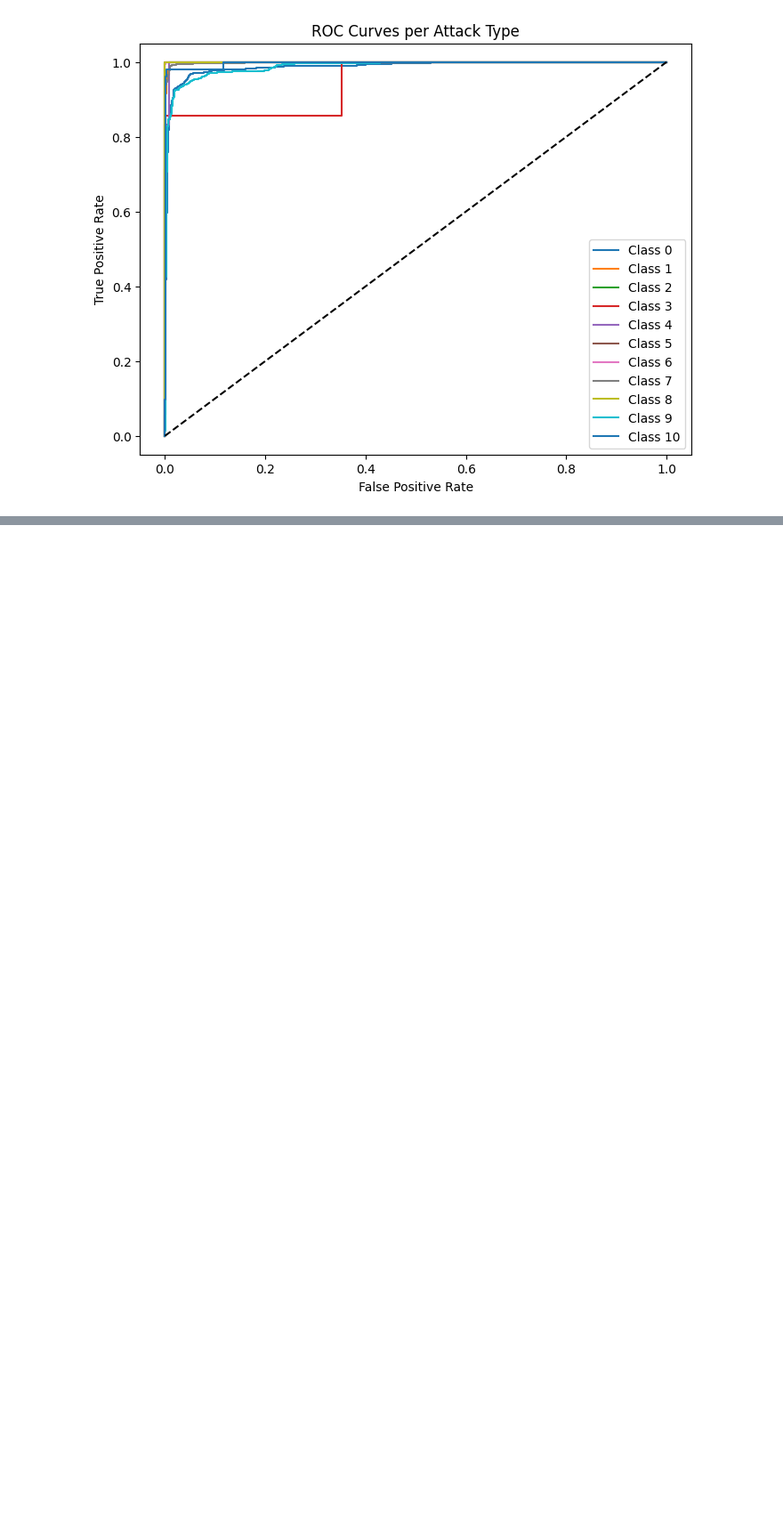
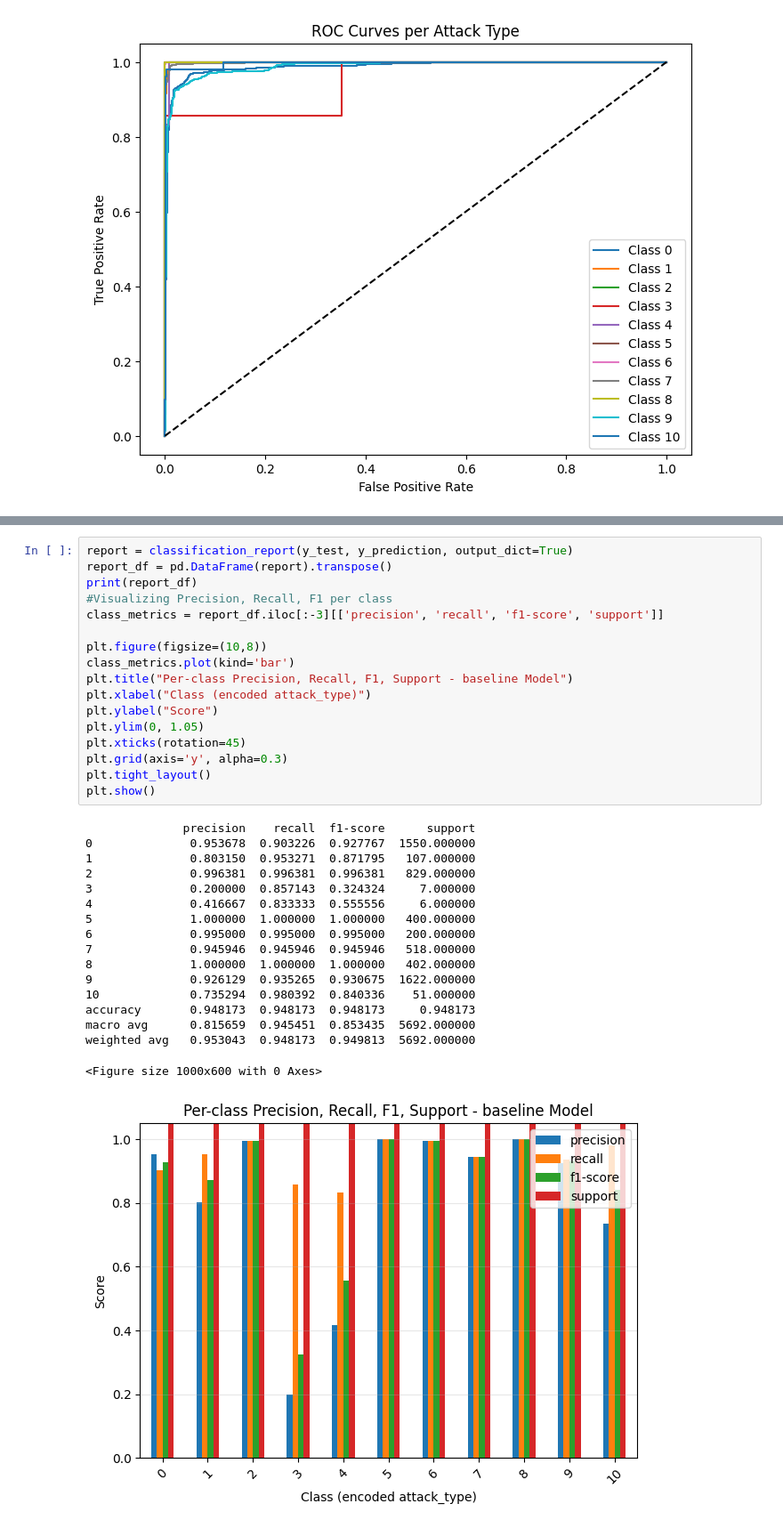
Before and after one commit to Andriguez/Machine-Learning-Project, a Jupyter notebook: notebook/project-notebook_v2.ipynb, the cells around one changed output, grey strips where cells are left out. Shown at 89% size. Saved outputs shown, nothing was run; the diff lists cells and outputs as text; blank space fills up the shorter version.

```diff
--- a/notebook/project-notebook_v2.ipynb
+++ b/notebook/project-notebook_v2.ipynb
@@ -305,0 +322,35 @@ plt.show()
+# %%
+report = classification_report(y_test, y_prediction, output_dict=True)
+report_df = pd.DataFrame(report).transpose()
+print(report_df)
+#Visualizing Precision, Recall, F1 per class
+class_metrics = report_df.iloc[:-3][['precision', 'recall', 'f1-score', 'support']]
+
+plt.figure(figsize=(10,8))
+class_metrics.plot(kind='bar')
+plt.title("Per-class Precision, Recall, F1, Support - baseline Model")
+plt.xlabel("Class (encoded attack_type)")
+plt.ylabel("Score")
+plt.ylim(0, 1.05)
+plt.xticks(rotation=45)
+plt.grid(axis='y', alpha=0.3)
+plt.tight_layout()
+plt.show()
+# %% [output]
+              precision    recall  f1-score      support
+0              0.953678  0.903226  0.927767  1550.000000
+1              0.803150  0.953271  0.871795   107.000000
+2              0.996381  0.996381  0.996381   829.000000
+3              0.200000  0.857143  0.324324     7.000000
+4              0.416667  0.833333  0.555556     6.000000
+5              1.000000  1.000000  1.000000   400.000000
+6              0.995000  0.995000  0.995000   200.000000
+7              0.945946  0.945946  0.945946   518.000000
+8              1.000000  1.000000  1.000000   402.000000
+9              0.926129  0.935265  0.930675  1622.000000
+10             0.735294  0.980392  0.840336    51.000000
+accuracy       0.948173  0.948173  0.948173     0.948173
+macro avg      0.815659  0.945451  0.853435  5692.000000
+weighted avg   0.953043  0.948173  0.949813  5692.000000
+<Figure size 1000x600 with 0 Axes>
+[figure, added]
```
Also changed, not shown: parts of 5 cells of this notebook, 1 other file.
